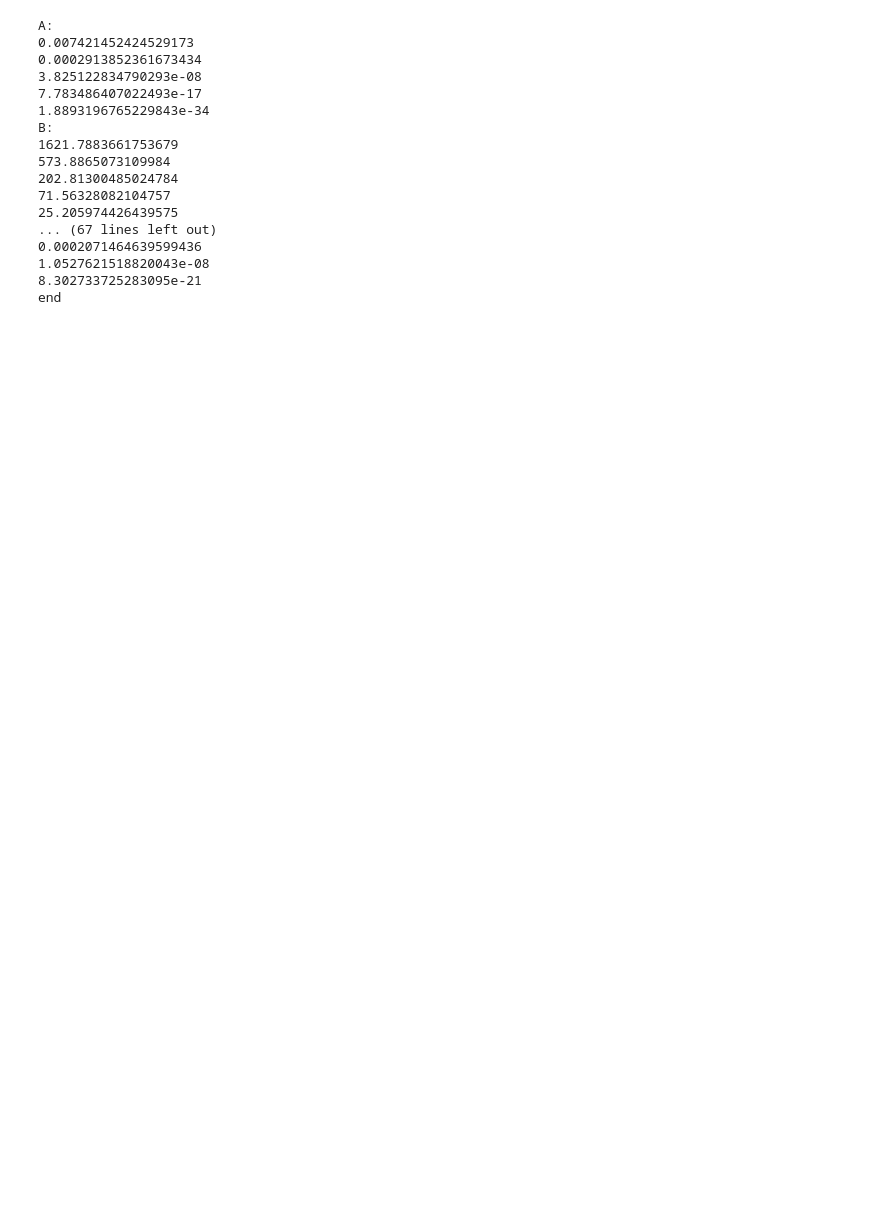
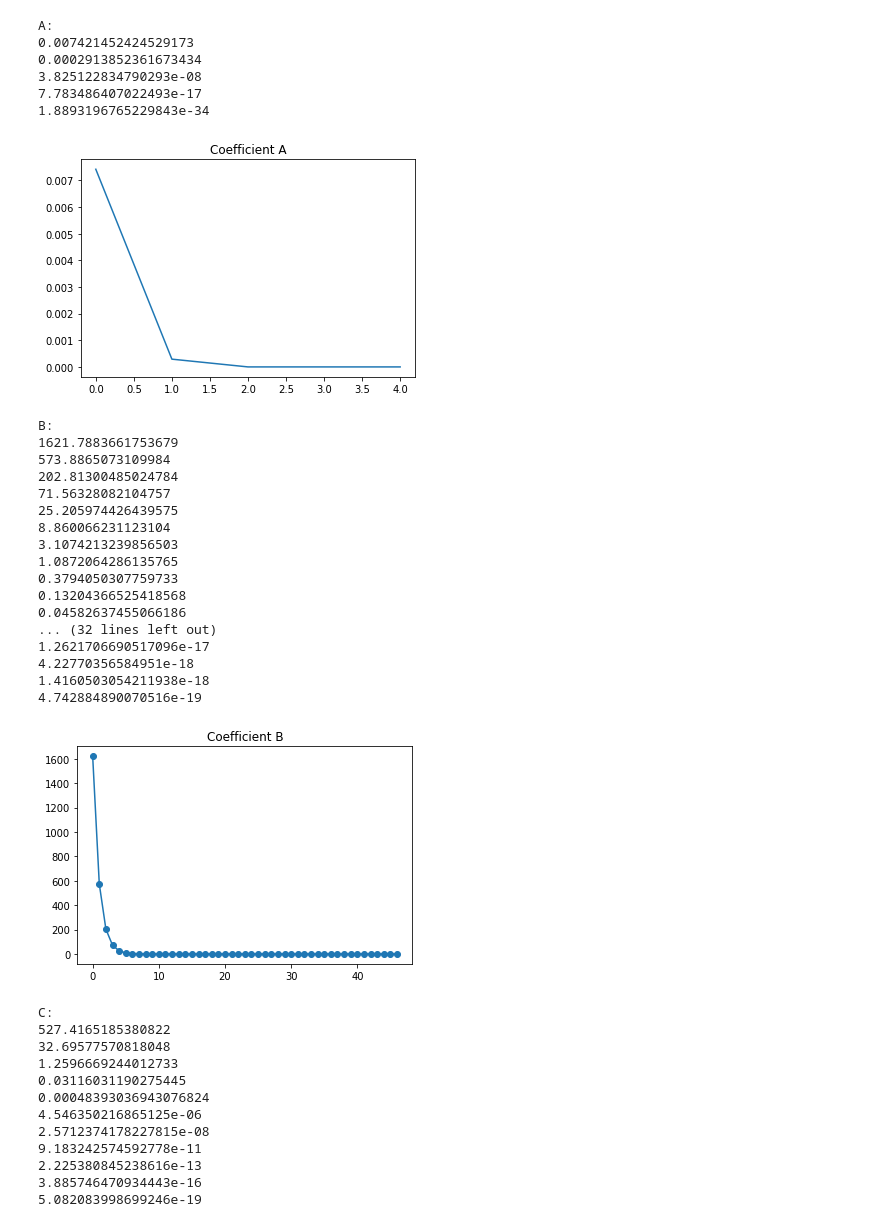
Before and after one commit to glushenkovIG/new_app_newton_technique, a Jupyter notebook: newton.ipynb, the cells around one changed output. Cells and saved outputs as stored; diff of their text form; code cells hidden in the pictures; blank space fills up the shorter version.

```diff
--- a/newton.ipynb
+++ b/newton.ipynb
@@ -1,11 +1,12 @@
 # %%
 import numpy as np
 import math
+import matplotlib.pyplot as plt
 
 p = 6
 x0 = 2
 eps = 1e-18
-#корень 1.292695719373398(3 или 4)
+# root = 1.292695719373398(3 or 4)
 
 def go(x):
     return math.exp(x)*math.cos(x)-1
@@ -41,12 +42,19 @@ def ddf(x):
     return p * (p - 1) * g(x)**(p - 2) * dg(x)**2 + p * g(x)**(p - 1) * ddg(x)
 
 print("A:")
+A = []
 x = x0
 while(abs(f(x)) > eps and abs(f(x)) < 1/eps):
     x -= f(x) * df(x)/(df(x)**2 - f(x) * ddf(x))
     print(f(x))
+    A.append(f(x))
+
+plt.title("Coefficient A")
+plt.plot(A)
+plt.show()
 
 print("B:")
+B = []
 x = x0
 while(abs(f(x)) > eps):
     prev = f(x)
@@ -55,8 +63,16 @@ while(abs(f(x)) > eps):
         print('this method diverges')
         break
     print(f(x))
+    B.append(f(x))
+
+#plt.figure(figsize=(18.5, 10.5))
+plt.title("Coefficient B")
+plt.plot(B, 'o-')
+plt.show()
+
 
 print("C:")
+C = []
 x = x0
 coef = 1
 it = 1
@@ -76,8 +92,13 @@ while(abs(f(x)) > eps):
     #    break
     it += 1
     print(f(x))
+    C.append(f(x))
 
-print("D:")
+plt.title("Coefficient C")
+plt.plot(C)
+plt.show()
+
+D = []
 x = x0
 coef = 1
 while(abs(f(x)) > eps):
@@ -90,41 +111,74 @@ while(abs(f(x)) > eps):
             minarg = i
     coef += minarg
     x -= coef * f(x)/df(x)
     it += 1
     print(f(x))
+    D.append(f(x))
+
+plt.title("Coefficient D")
+plt.plot(D)
+plt.show()
 
 print("E:")
+E = []
 x = x0
 coef = 1
 while(abs(f(x)) > eps):
     prev = f(x)
     x -= coef * f(x)/df(x)
     a = abs(f(x)/prev)
     minval = 1e+9
     minarg = -1
     for i in range(-1, 2):
         newval = abs(f(x - coef * (1 + i * a**(1/coef)) * f(x) / df(x)))
         if(newval < minval):
             minval = newval
             minarg = i
     coef *= 1 + minarg * a**(1/coef)
     print(f(x))
+    E.append(f(x))
+
+plt.title("Coefficient E")
+plt.plot(E)
+plt.show()
+
+
 print('end')
 # %% [output]
 A:
 0.007421452424529173
 0.0002913852361673434
 3.825122834790293e-08
 7.783486407022493e-17
 1.8893196765229843e-34
-B:
-1621.7883661753679
-573.8865073109984
-202.81300485024784
-71.56328082104757
-25.205974426439575
-... (67 lines left out)
-0.0002071464639599436
-1.0527621518820043e-08
-8.302733725283095e-21
-end
+[figure, added]
+B:
+1621.7883661753679
+573.8865073109984
+202.81300485024784
+71.56328082104757
+25.205974426439575
+8.860066231123104
+3.1074213239856503
+1.0872064286135765
+0.3794050307759733
+0.13204366525418568
+0.04582637455066186
+... (32 lines left out)
+1.2621706690517096e-17
+4.22770356584951e-18
+1.4160503054211938e-18
+4.742884890070516e-19
+[figure, added]
+C:
+527.4165185380822
+32.69577570818048
+1.2596669244012733
+0.03116031190275445
+0.00048393036943076824
+4.546350216865125e-06
+2.5712374178227815e-08
+9.183242574592778e-11
+2.225380845238616e-13
+3.885746470934443e-16
+5.082083998699246e-19
```
Also changed, not shown: parts of 1 cell of this notebook.
